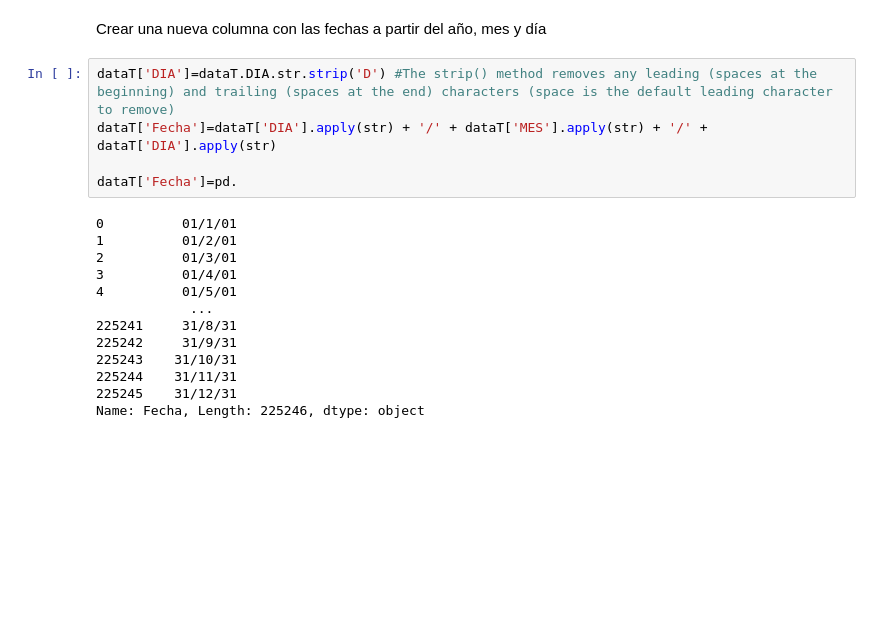
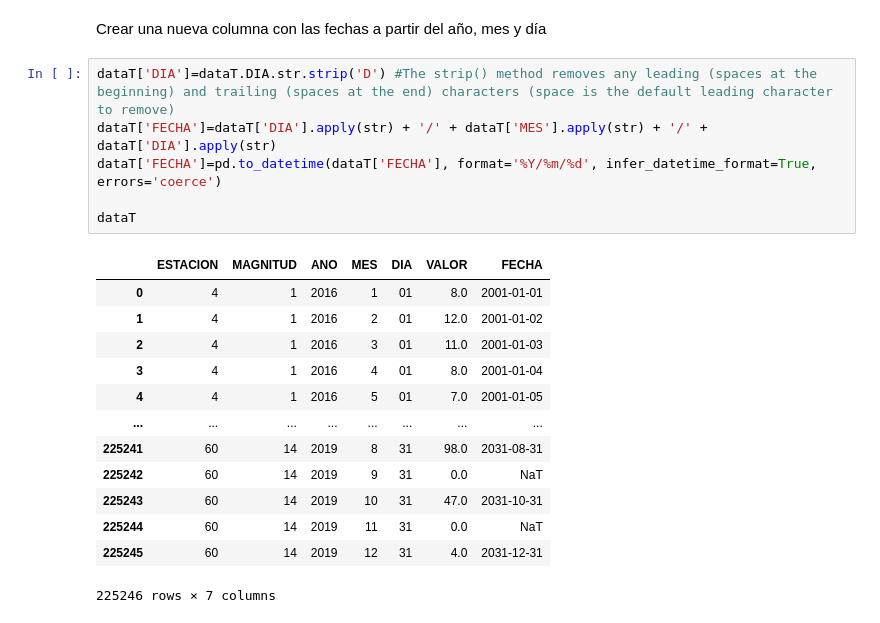
Before and after one commit to kineticske/np-pd-practice, a Jupyter notebook: analisis_e.ipynb, the cells around one changed output. Cells and saved outputs as stored; diff of their text form; blank space fills up the shorter version.

```diff
--- a/analisis_e.ipynb
+++ b/analisis_e.ipynb
@@ -69,19 +69,21 @@ dataT
 Crear una nueva columna con las fechas a partir del año, mes y día
 # %%
 dataT['DIA']=dataT.DIA.str.strip('D') #The strip() method removes any leading (spaces at the beginning) and trailing (spaces at the end) characters (space is the default leading character to remove)
-dataT['Fecha']=dataT['DIA'].apply(str) + '/' + dataT['MES'].apply(str) + '/' + dataT['DIA'].apply(str)
+dataT['FECHA']=dataT['DIA'].apply(str) + '/' + dataT['MES'].apply(str) + '/' + dataT['DIA'].apply(str)
+dataT['FECHA']=pd.to_datetime(dataT['FECHA'], format='%Y/%m/%d', infer_datetime_format=True, errors='coerce')
 
-dataT['Fecha']=pd.
+dataT
 # %% [output]
+|  | ESTACION | MAGNITUD | ANO | MES | DIA | VALOR | FECHA |
+| 0 | 4 | 1 | 2016 | 1 | 01 | 8.0 | 2001-01-01 |
+| 1 | 4 | 1 | 2016 | 2 | 01 | 12.0 | 2001-01-02 |
+| 2 | 4 | 1 | 2016 | 3 | 01 | 11.0 | 2001-01-03 |
+| 3 | 4 | 1 | 2016 | 4 | 01 | 8.0 | 2001-01-04 |
+| 4 | 4 | 1 | 2016 | 5 | 01 | 7.0 | 2001-01-05 |
+| ... | ... | ... | ... | ... | ... | ... | ... |
+| 225241 | 60 | 14 | 2019 | 8 | 31 | 98.0 | 2031-08-31 |
+| 225242 | 60 | 14 | 2019 | 9 | 31 | 0.0 | NaT |
+| 225243 | 60 | 14 | 2019 | 10 | 31 | 47.0 | 2031-10-31 |
+| 225244 | 60 | 14 | 2019 | 11 | 31 | 0.0 | NaT |
+| 225245 | 60 | 14 | 2019 | 12 | 31 | 4.0 | 2031-12-31 |
-0          01/1/01
-1          01/2/01
-2          01/3/01
-3          01/4/01
-4          01/5/01
-            ...
-225241     31/8/31
-225242     31/9/31
-225243    31/10/31
-225244    31/11/31
-225245    31/12/31
-Name: Fecha, Length: 225246, dtype: object
+225246 rows × 7 columns
```
Also changed, not shown: parts of 9 cells of this notebook.
